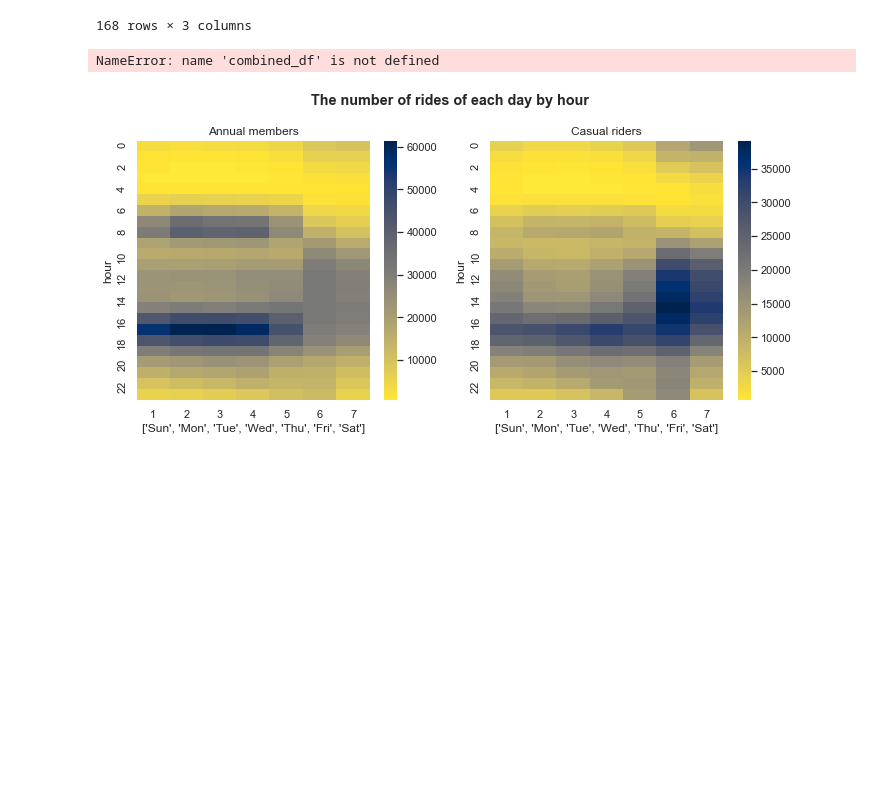
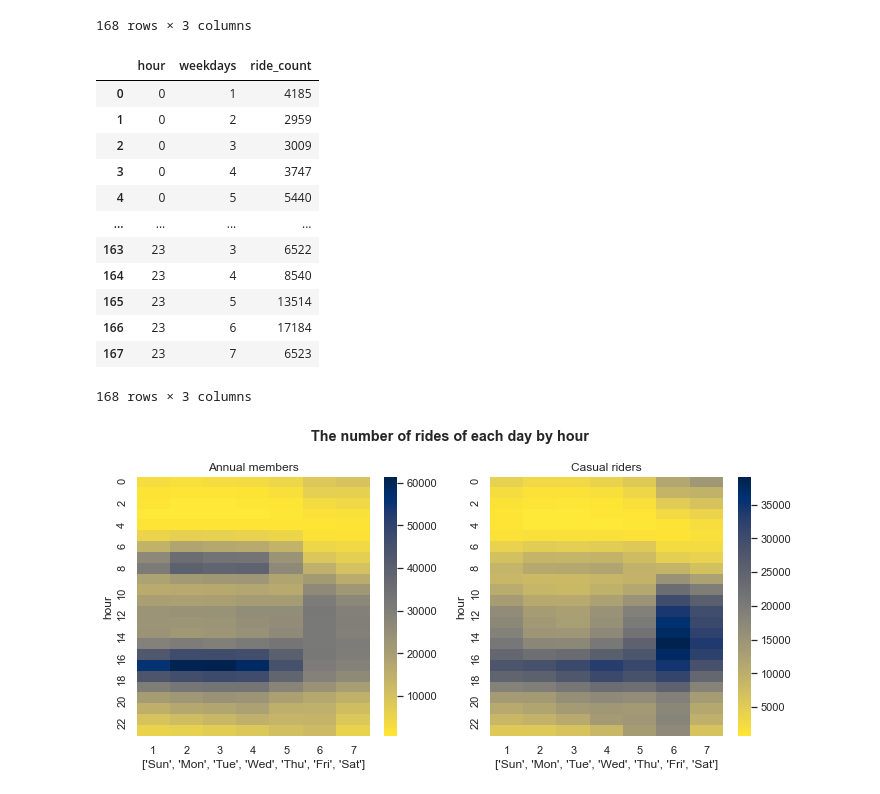
Before and after one commit to NithinRams/Cyclistic_Bike_Share_Speedy_Success, a Jupyter notebook: Capstonse_Cyclistic_Bike_Share.ipynb, the cells around one changed output. Saved outputs shown, nothing was run; the diff lists cells and outputs as text; code cells hidden in the pictures; blank space fills up the shorter version.

```diff
--- a/Capstonse_Cyclistic_Bike_Share.ipynb
+++ b/Capstonse_Cyclistic_Bike_Share.ipynb
@@ -376,10 +376,22 @@ member_hrly
 | 167 | 23 | 7 | 5340 |
 168 rows × 3 columns
 # %%
-casual_hrly = combined_df[combined_df['member_casual'] == 'casual'].groupby(['hour', 'weekdays']).size().reset_index(name = 'ride_count')
+casual_hrly = complete_df[complete_df['member_casual'] == 'casual'].groupby(['hour', 'weekdays']).size().reset_index(name = 'ride_count')
 casual_hrly
 # %% [output]
+|  | hour | weekdays | ride_count |
+| 0 | 0 | 1 | 4185 |
+| 1 | 0 | 2 | 2959 |
+| 2 | 0 | 3 | 3009 |
+| 3 | 0 | 4 | 3747 |
+| 4 | 0 | 5 | 5440 |
+| ... | ... | ... | ... |
+| 163 | 23 | 3 | 6522 |
+| 164 | 23 | 4 | 8540 |
+| 165 | 23 | 5 | 13514 |
+| 166 | 23 | 6 | 17184 |
+| 167 | 23 | 7 | 6523 |
-NameError: name 'combined_df' is not defined
+168 rows × 3 columns
 # %%
 
 
```
